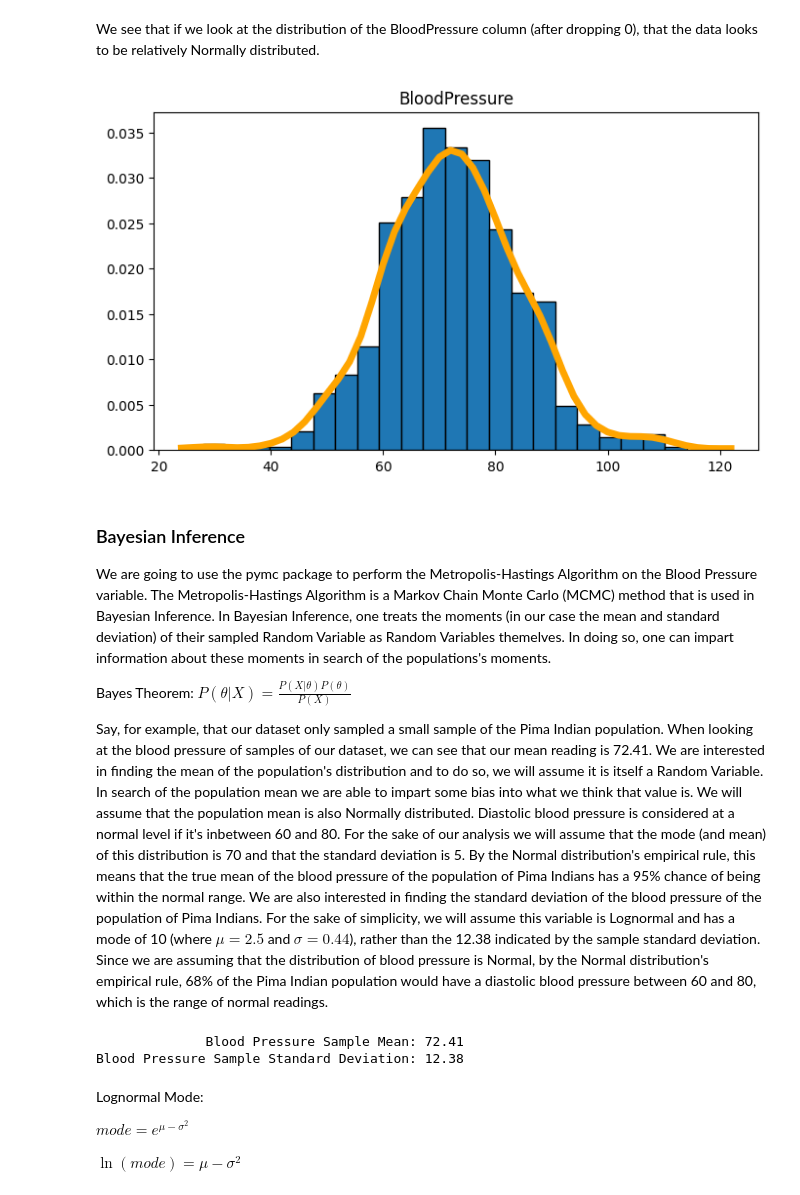
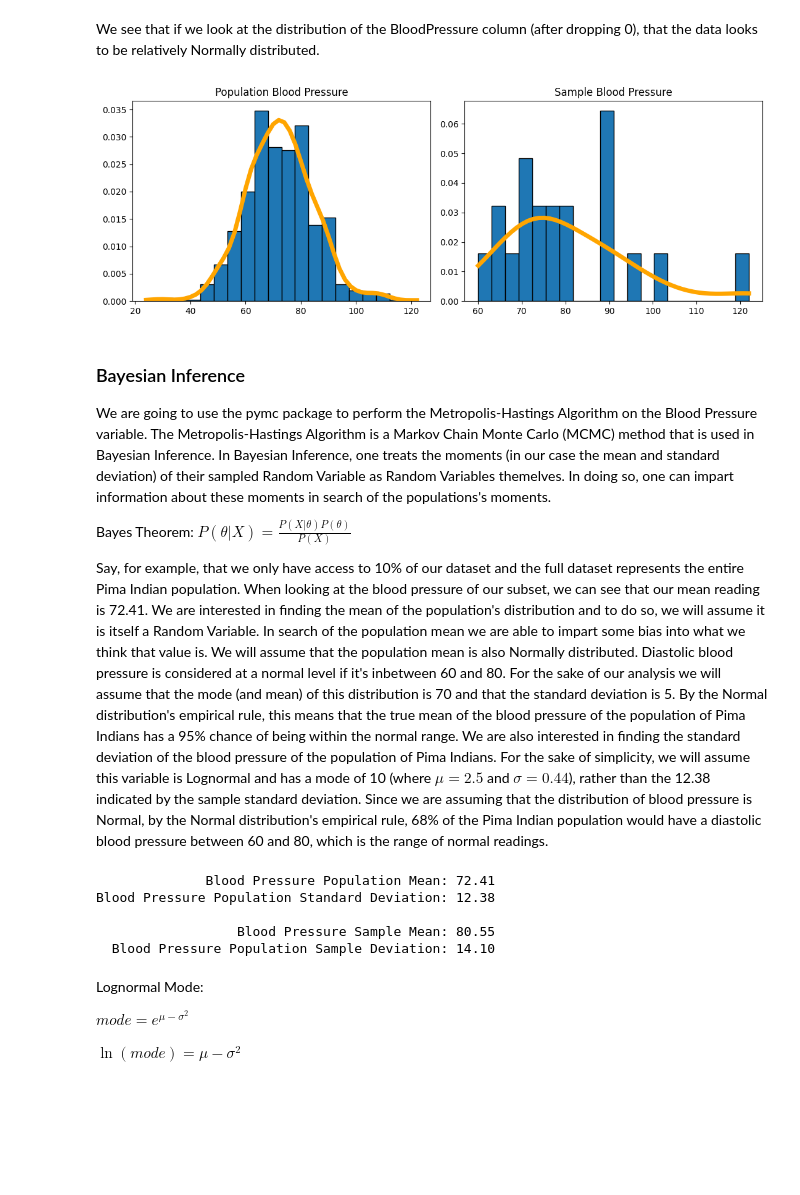
Before and after one commit to jackburbidge/portfolio, a Jupyter notebook: pima_indians_diabetes/pima_indians_Bayesian_MCMC.ipynb, the cells around one changed output. Saved outputs shown, nothing was run; the diff lists cells and outputs as text; code cells hidden in the pictures; blank space fills up the shorter version.

```diff
--- a/pima_indians_diabetes/pima_indians_Bayesian_MCMC.ipynb
+++ b/pima_indians_diabetes/pima_indians_Bayesian_MCMC.ipynb
@@ -25,13 +38,30 @@ bp = bp[bp != 0]
 # %%
-plt.figure(figsize=[8,4.5])
-x = ss.gaussian_kde(bp)
-lin = np.linspace(bp.min(), bp.max(), 50)
-plt.hist(bp, bins=25, edgecolor='black', density=True)
-plt.plot(lin, x(lin), color='orange', linewidth=5)
-plt.title('BloodPressure')
-plt.show()
+# plt.figure(figsize=[8,4.5])
+# x = ss.gaussian_kde(bp)
+# lin = np.linspace(bp.min(), bp.max(), 50)
+# plt.hist(bp, bins=25, edgecolor='black', density=True)
+# plt.plot(lin, x(lin), color='orange', linewidth=5)
+# plt.title('BloodPressure')
+# plt.show()
-# %% [output]
-[figure, removed]
+# %%
+fig, axs = plt.subplots(1, 2, figsize=[11,4])
+
+axs[0].hist(bp_all, bins=20, edgecolor='black', density=True)
+x = ss.gaussian_kde(bp_all)
+lin = np.linspace(bp_all.min(), bp_all.max(), 50)
+axs[0].plot(lin, x(lin), color='orange', linewidth=5)
+axs[0].set_title('Population Blood Pressure')
+
+axs[1].hist(bp_sub, bins=20, edgecolor='black', density=True)
+x = ss.gaussian_kde(bp_sub)
+lin = np.linspace(bp_sub.min(), bp_sub.max(), 50)
+axs[1].plot(lin, x(lin), color='orange', linewidth=5)
+axs[1].set_title('Sample Blood Pressure')
+
+fig.tight_layout()
+plt.show()
+# %% [output]
+[figure, added]
 # %% [markdown]
 ### Bayesian Inference
 
@@ -40,13 +70,18 @@ We are going to use the pymc package to perform the Metropolis-Hastings Algorith
 Bayes Theorem: $ P(\theta | X) = \frac {P(X | \theta) P(\theta)}{P(X)} $
 
 
-Say, for example, that our dataset only sampled a small sample of the Pima Indian population. When looking at the blood pressure of samples of our dataset, we can see that our mean reading is 72.41. We are interested in finding the mean of the population's distribution and to do so, we will assume it is itself a Random Variable. In search of the population mean we are able to impart some bias into what we think that value is. We will assume that the population mean is also Normally distributed. Diastolic blood pressure is considered at a normal level if it's inbetween 60 and 80. For the sake of our analysis we will assume that the mode (and mean) of this distribution is 70 and that the standard deviation is 5. By the Normal distribution's empirical rule, this means that the true mean of the blood pressure of the population of Pima Indians has a 95% chance of being within the normal range. We are also interested in finding the standard deviation of the blood pressure of the population of Pima Indians. For the sake of simplicity, we will assume this variable is Lognormal and has a mode of 10 (where $\mu=2.5$ and $\sigma=0.44$), rather than the 12.38 indicated by the sample standard deviation. Since we are assuming that the distribution of blood pressure is Normal, by the Normal distribution's empirical rule, 68% of the Pima Indian population would have a diastolic blood pressure between 60 and 80, which is the range of normal readings.
+Say, for example, that we only have access to 10% of our dataset and the full dataset represents the entire Pima Indian population. When looking at the blood pressure of our subset, we can see that our mean reading is 72.41. We are interested in finding the mean of the population's distribution and to do so, we will assume it is itself a Random Variable. In search of the population mean we are able to impart some bias into what we think that value is. We will assume that the population mean is also Normally distributed. Diastolic blood pressure is considered at a normal level if it's inbetween 60 and 80. For the sake of our analysis we will assume that the mode (and mean) of this distribution is 70 and that the standard deviation is 5. By the Normal distribution's empirical rule, this means that the true mean of the blood pressure of the population of Pima Indians has a 95% chance of being within the normal range. We are also interested in finding the standard deviation of the blood pressure of the population of Pima Indians. For the sake of simplicity, we will assume this variable is Lognormal and has a mode of 10 (where $\mu=2.5$ and $\sigma=0.44$), rather than the 12.38 indicated by the sample standard deviation. Since we are assuming that the distribution of blood pressure is Normal, by the Normal distribution's empirical rule, 68% of the Pima Indian population would have a diastolic blood pressure between 60 and 80, which is the range of normal readings.
 # %%
-print('              Blood Pressure Sample Mean: %.2f' % bp.mean())
-print('Blood Pressure Sample Standard Deviation: %.2f' % bp.std())
+print('              Blood Pressure Population Mean: %.2f' % bp_all.mean())
+print('Blood Pressure Population Standard Deviation: %.2f' % bp_all.std())
+print('\n                  Blood Pressure Sample Mean: %.2f' % bp_sub.mean())
+print('  Blood Pressure Population Sample Deviation: %.2f' % bp_sub.std())
 # %% [output]
-              Blood Pressure Sample Mean: 72.41
-Blood Pressure Sample Standard Deviation: 12.38
+              Blood Pressure Population Mean: 72.41
+Blood Pressure Population Standard Deviation: 12.38
+
+                  Blood Pressure Sample Mean: 80.55
+  Blood Pressure Population Sample Deviation: 14.10
 # %% [markdown]
 Lognormal Mode:
 
```
Also changed, not shown: parts of 15 cells of this notebook.
